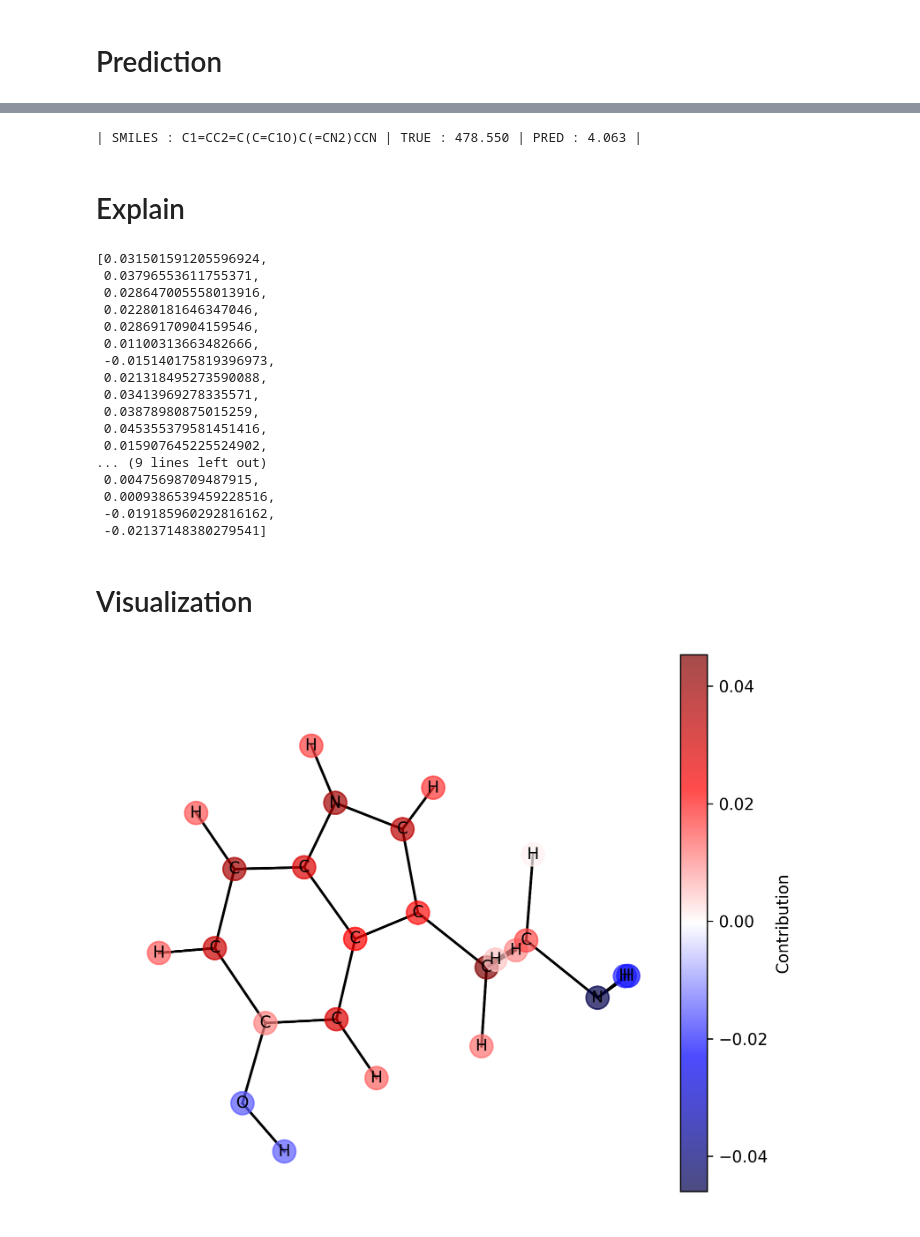
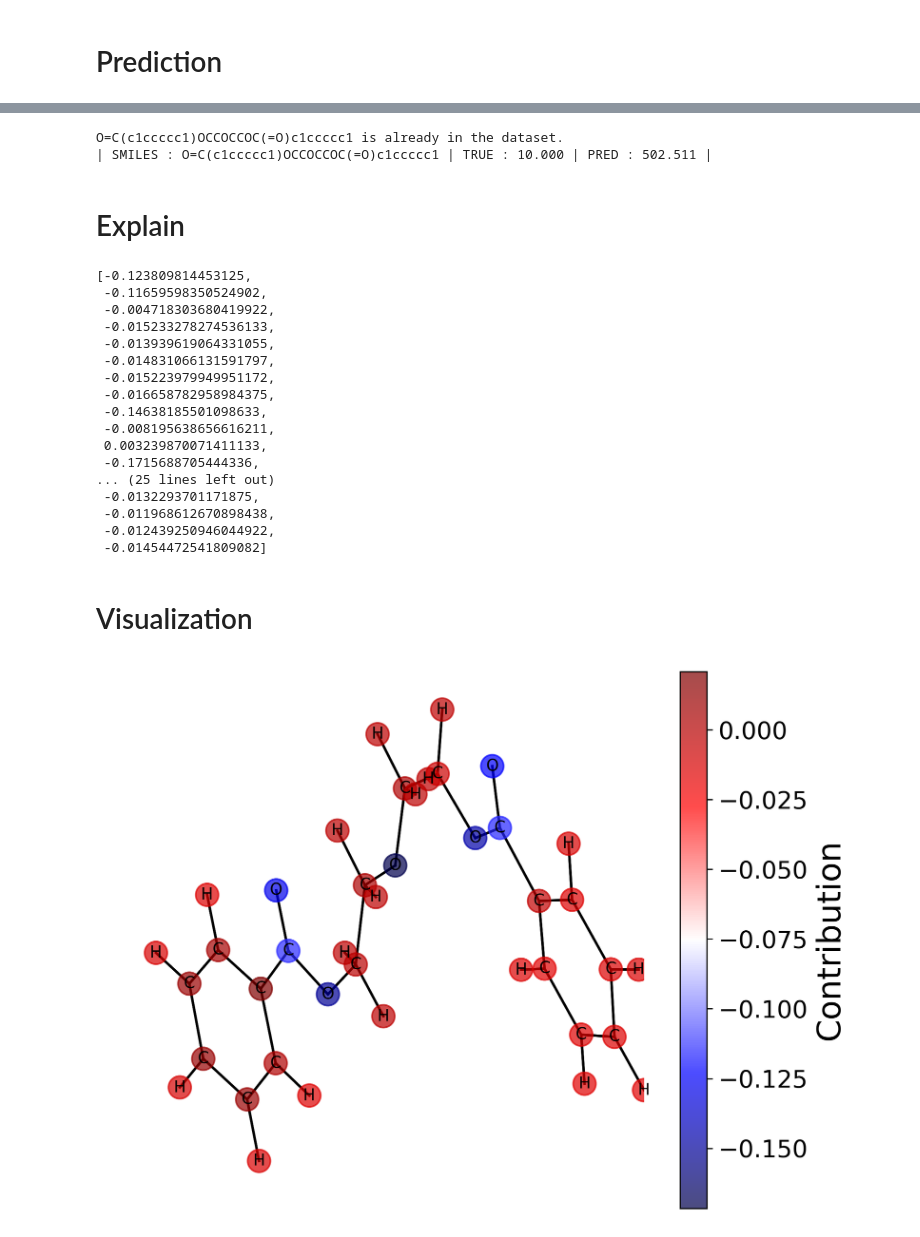
Before and after one commit to SinsuSquid/Chemomile, a Jupyter notebook: Notebooks/Explain.ipynb, the cells around one changed output, grey strips where cells are left out. Cells and saved outputs as stored; diff of their text form; code cells hidden in the pictures.

```diff
--- a/Notebooks/Explain.ipynb
+++ b/Notebooks/Explain.ipynb
@@ -13,6 +13,8 @@
 # %% [markdown]
 # Parameter Setting
 # %%
+SMILES = "O=C(c1ccccc1)OCCOCCOC(=O)c1ccccc1"; TRUE_VAL = 10
+
 parameters = dict(
     subfrag_size = 12,
     edge_size = 3,
@@ -23,21 +25,25 @@ parameters = dict(
     verbose = True,
     save = False,
 
-    target = 'FLVU',
-    hidden_size = 68,
-    dropout = 0.335,
-    num_layers = 2,
-    num_timesteps = 3,
-    lr_init = 0.001,
-    gamma = 0.995,
-    weight_decay = 1.2E-3,
+    target = 'FP',
+    hidden_size = 84,
+    dropout = 0.360,
+    num_layers = 4,
+    num_timesteps = 4,
+    lr_init = 0.01,
+    gamma = 0.994,
+    weight_decay = 3.5E-3,
 )
 
 DATAPATH = "/SSD2/bgkang/Chemomile"
-MODELPATH = "../Model/FLVU-2024-06-12-06-59-13"
+MODELPATH = "../Model/FP-2024-06-12-06-14-47"
+# MODELPATH = "../Model/AIT-2024-06-12-06-39-26"
+# MODELPATH = "../Model/HCOM-2024-06-12-07-04-08"
+# MODELPATH = "../Model/FLVL-2024-06-12-06-43-19"
+# MODELPATH = "../Model/FLVU-2024-06-12-06-59-13"
 
 # Serotonin
-SMILES = "C1=CC2=C(C=C1O)C(=CN2)CCN"; TRUE_VAL = 205.4 + 273.15
+# SMILES = "C1=CC2=C(C=C1O)C(=CN2)CCN"; TRUE_VAL = 205.4 + 273.15
 # Cinnamaldehyde
 # SMILES = "O=CC=Cc1ccccc1"; TRUE_VAL = 71 + 273.15
 # 1,1'-(1,3-Phenylene)bis(1H-pyrrole-2,5-dione)
@@ -45,6 +51,10 @@ SMILES = "C1=CC2=C(C=C1O)C(=CN2)CCN"; TRUE_VAL = 205.4 + 273.15
 # Adrenosterone
 # SMILES = "CC12CCC(=O)C=C1CCC3C2C(=O)CC4(C3CCC4=O)C"; TRUE_VAL = 206.0 + 273.15
 
+# 4-Nitrotoluene
+# SMILES = "O=[N+]([O-])c1ccc(C)cc1"; TRUE_VAL = 379 # FP
+# SMILES = "O=[N+]([O-])c1ccc(C)cc1"; TRUE_VAL = 1.6 # FLVL
+
 SYMBOL = dict([(1, "H"), (6, "C"), (8, "O"), (7, "N"), (0, "*")]) # Atomic Symbol
 # %% [markdown]
 # Prediction
@@ -102,49 +112,57 @@ explainer = Explainer(
 
 pred = explainer.ref * dataset.std + dataset.mean
 
+nameset = [data.smiles for data in dataset.total_set]
+
+if SMILES in nameset:
+    print(f"{SMILES} is already in the dataset.")
 print(f"| SMILES : {data.smiles} | TRUE : {data.y:.3f} | PRED : {pred:.3f} |")
 # %% [output]
-| SMILES : C1=CC2=C(C=C1O)C(=CN2)CCN | TRUE : 478.550 | PRED : 4.063 |
+O=C(c1ccccc1)OCCOCCOC(=O)c1ccccc1 is already in the dataset.
+| SMILES : O=C(c1ccccc1)OCCOCCOC(=O)c1ccccc1 | TRUE : 10.000 | PRED : 502.511 |
 # %% [markdown]
 # Explain
 # %%
 score = explainer.atomMask()
 score
 # %% [output]
-[0.031501591205596924,
- 0.03796553611755371,
- 0.028647005558013916,
- 0.02280181646347046,
- 0.02869170904159546,
- 0.01100313663482666,
- -0.015140175819396973,
- 0.021318495273590088,
- 0.03413969278335571,
- 0.03878980875015259,
- 0.045355379581451416,
- 0.015907645225524902,
-... (9 lines left out)
- 0.00475698709487915,
- 0.0009386539459228516,
- -0.019185960292816162,
- -0.02137148380279541]
+[-0.123809814453125,
+ -0.11659598350524902,
+ -0.004718303680419922,
+ -0.015233278274536133,
+ -0.013939619064331055,
+ -0.014831066131591797,
+ -0.015223979949951172,
+ -0.016658782958984375,
+ -0.14638185501098633,
+ -0.008195638656616211,
+ 0.003239870071411133,
+ -0.1715688705444336,
+... (25 lines left out)
+ -0.0132293701171875,
+ -0.011968612670898438,
+ -0.012439250946044922,
+ -0.01454472541809082]
 # %% [markdown]
 # Visualization
 # %%
 %matplotlib inline
 
 fig, ax = plt.subplots(1, 1, figsize = (8, 6), dpi = 300,
                        subplot_kw = dict(projection = '3d'))
 
 p = explainer.plot(ax)
 
 ax.dist = 100
 
 ax.view_init(azim = -100, elev = 73, roll = 0)
 ax.set_box_aspect(None, zoom = 1.5)
 
-fig.colorbar(p, label = "Contribution")
+cb = fig.colorbar(p)
+cb.set_label("Contribution", fontsize = 20)
+cb.ax.tick_params(labelsize = 15)
 
+plt.savefig(f"{parameters['target']}_{SMILES}.png", dpi = 300)
 plt.show()
 # %% [output]
-[figure, old version]
+[figure, new version]
```
Also changed, not shown: parts of 1 cell of this notebook, 18 other files.
